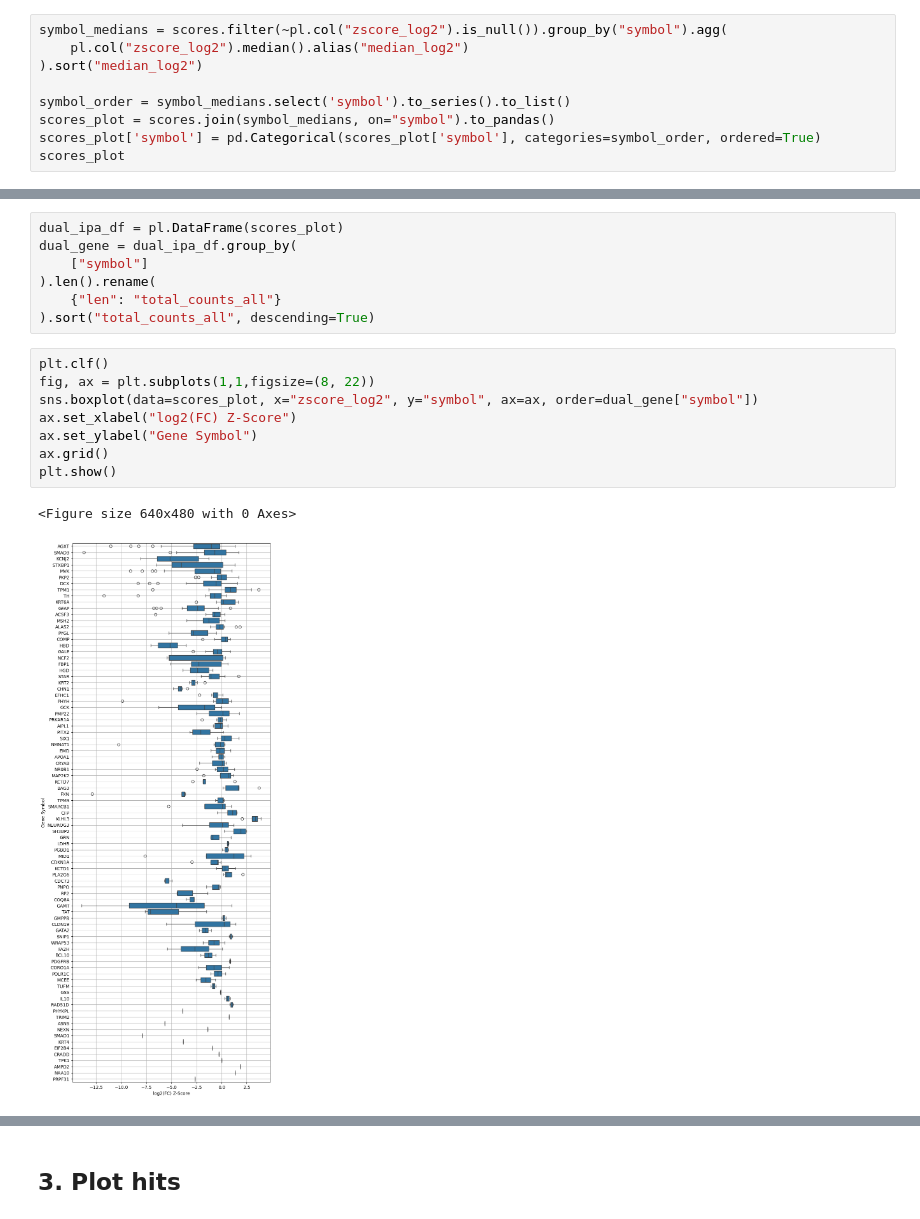
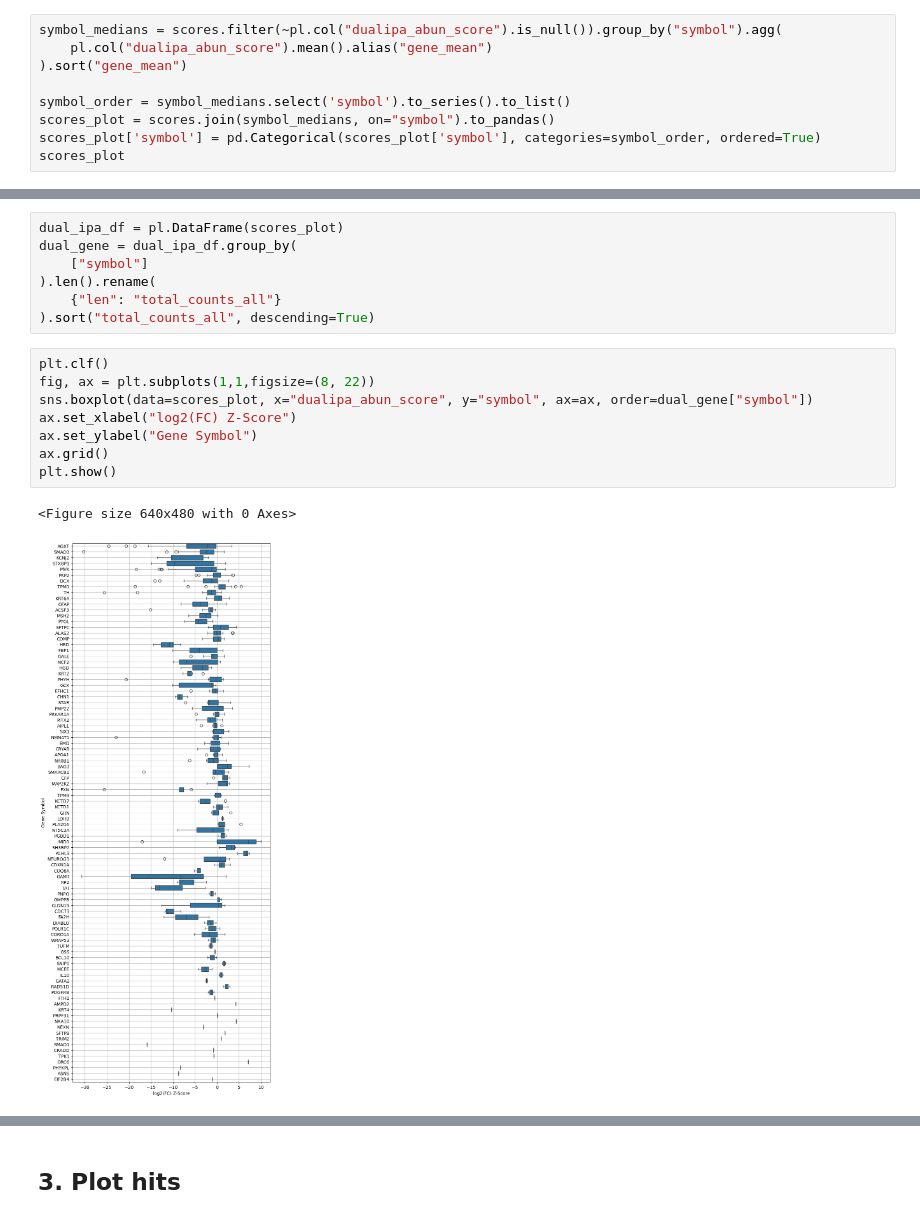
Before and after one commit to broadinstitute/2025_laval_submitted, a Jupyter notebook: 2_individual_assay_results/dual_ipa/2_analysis/6_investigate_abundance_change.ipynb, the cells around one changed output, grey strips where cells are left out. Drawn from its saved outputs; the diff is of its cells as text.

```diff
--- a/2_individual_assay_results/dual_ipa/2_analysis/6_investigate_abundance_change.ipynb
+++ b/2_individual_assay_results/dual_ipa/2_analysis/6_investigate_abundance_change.ipynb
@@ -58,9 +41,9 @@ shape: (741, 550)
 # %% [markdown]
 ## 2. Group the variants by gene
 # %%
-symbol_medians = scores.filter(~pl.col("zscore_log2").is_null()).group_by("symbol").agg(
-    pl.col("zscore_log2").median().alias("median_log2")
-).sort("median_log2")
+symbol_medians = scores.filter(~pl.col("dualipa_abun_score").is_null()).group_by("symbol").agg(
+    pl.col("dualipa_abun_score").mean().alias("gene_mean")
+).sort("gene_mean")
 
 symbol_order = symbol_medians.select('symbol').to_series().to_list()
 scores_plot = scores.join(symbol_medians, on="symbol").to_pandas()
@@ -90,14 +73,14 @@ dual_gene = dual_ipa_df.group_by(
 # %%
 plt.clf()
 fig, ax = plt.subplots(1,1,figsize=(8, 22))
-sns.boxplot(data=scores_plot, x="zscore_log2", y="symbol", ax=ax, order=dual_gene["symbol"])
+sns.boxplot(data=scores_plot, x="dualipa_abun_score", y="symbol", ax=ax, order=dual_gene["symbol"])
 ax.set_xlabel("log2(FC) Z-Score")
 ax.set_ylabel("Gene Symbol")
 ax.grid()
 plt.show()
 # %% [output]
 <Figure size 640x480 with 0 Axes>
-[figure, old version]
+[figure, new version]
 # %%
 plt.clf()
 fig, ax = plt.subplots(1,1,figsize=(8, 30))
```
Also changed, not shown: parts of 9 cells of this notebook, 20 other files.
